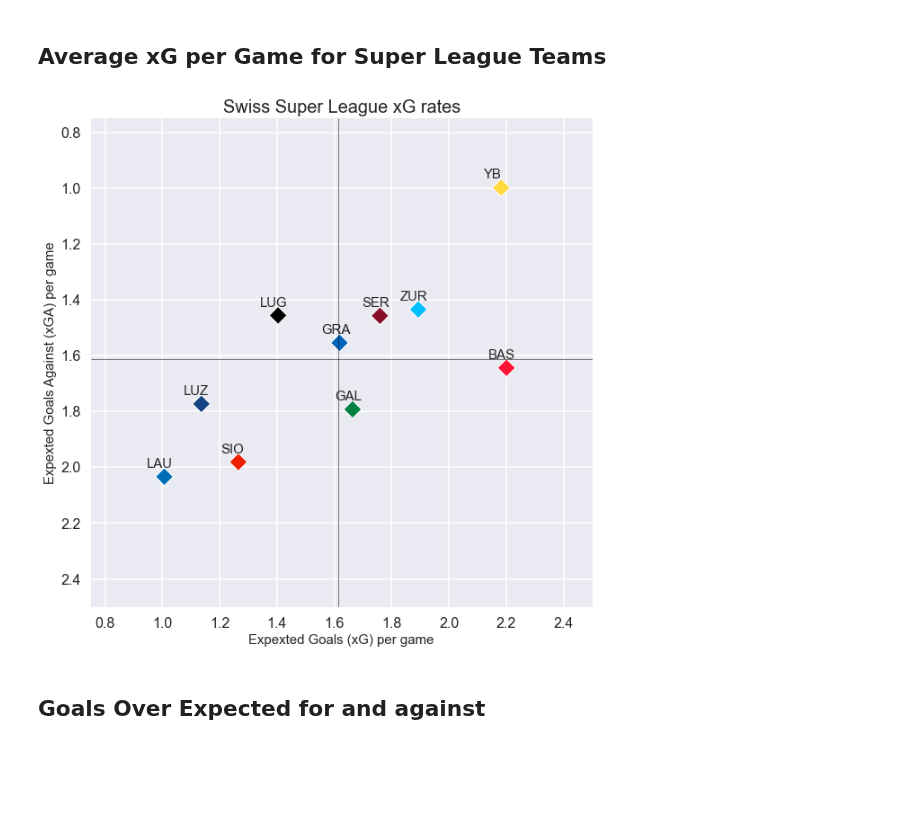
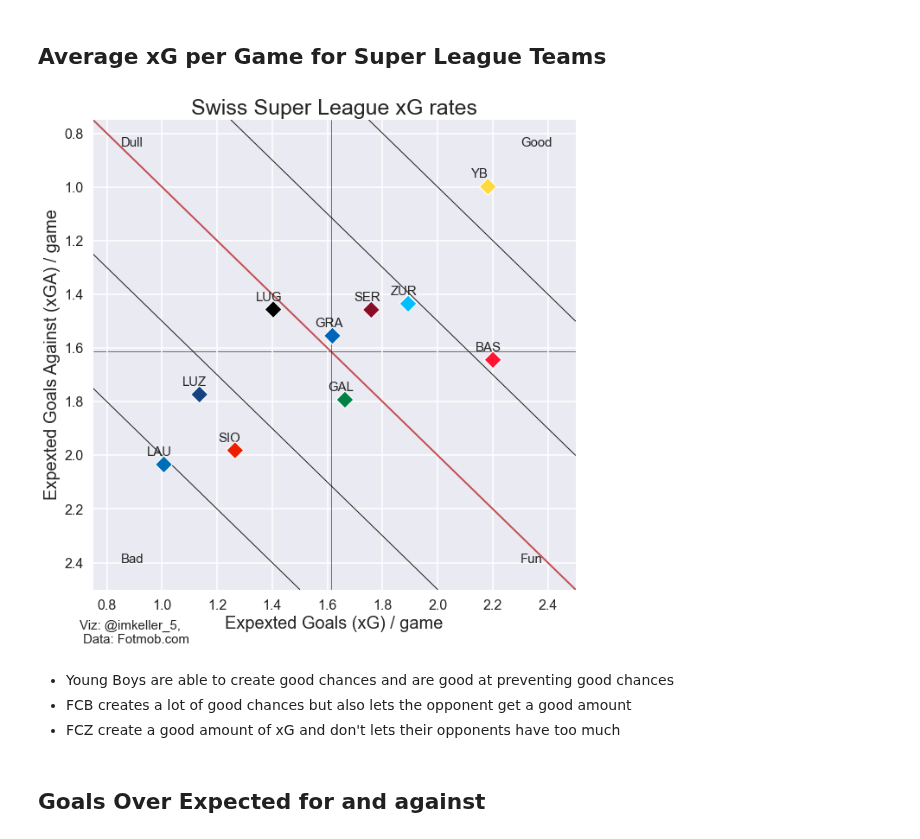
Before and after one commit to TK5-Tim/ds-projects, a Jupyter notebook: rsl/rsl-team-strengths.ipynb, the cells around one changed output. Drawn from its saved outputs; the diff is of its cells as text; code cells hidden in the pictures; blank space fills up the shorter version.

```diff
--- a/rsl/rsl-team-strengths.ipynb
+++ b/rsl/rsl-team-strengths.ipynb
@@ -115,28 +33,46 @@ Index(['expected_goals_against_(xga)_mean', 'xga_first_half_mean',
 # %%
 fig, ax = plt.subplots(figsize=(10,10))
 plt.style.use(['seaborn-darkgrid','seaborn-poster'])
-sns.scatterplot(x='expected_goals_(xg)_mean', y='expected_goals_against_(xga)_mean',hue='team_short',palette=team_colors,data=df_teams, s=200,legend=False,marker='D')
-ax.set_xlabel('Expexted Goals (xG) per game',fontsize=15)
-ax.set_ylabel('Expexted Goals Against (xGA) per game',fontsize=15)
-ax.set_title('Swiss Super League xG rates',fontsize=20,)
+ax.axvline(df_teams['expected_goals_against_(xga)_mean'].mean(), color='black', linewidth=0.5, zorder=5)
+ax.axhline(df_teams['expected_goals_(xg)_mean'].mean(), color='black', linewidth=0.5, zorder=0)
+sns.scatterplot(x='expected_goals_(xg)_mean', y='expected_goals_against_(xga)_mean',hue='team_short',palette=team_colors,data=df_teams, s=200,legend=False,marker='D',zorder=10)
+ax.set_xlabel('Expexted Goals (xG) / game',fontsize=20)
+ax.set_ylabel('Expexted Goals Against (xGA) / game',fontsize=20)
+ax.set_title('Swiss Super League xG rates',fontsize=25)
 
 
-ax.axvline(df_teams['expected_goals_against_(xga)_mean'].mean(), color='black', linewidth=0.5)
-ax.axhline(df_teams['expected_goals_(xg)_mean'].mean(), color='black', linewidth=0.5)
+
 
 ax.set_xlim(0.75,2.5)
 ax.set_ylim(0.75,2.5)
+
+ax.axline(xy1=(0, 0), slope=1, color='r', lw=2)
+ax.axline(xy1=(0.5, 0), slope=1, color='k', lw=1)
+ax.axline(xy1=(-0.5, 0), slope=1, color='k', lw=1)
+ax.axline(xy1=(1, 0), slope=1, color='k', lw=1)
+ax.axline(xy1=(-1, 0), slope=1, color='k', lw=1)
+
+
 
 ax.axes.invert_yaxis()
 
 for a in df_teams['team_short']:
     ax.annotate(a, (df_teams.loc[df_teams['team_short'] == a,'expected_goals_(xg)_mean'].values[0],df_teams.loc[df_teams['team_short'] == a,'expected_goals_against_(xga)_mean'].values[0]), xytext=(-20,10), textcoords='offset points', fontsize=15)
 
+ax.annotate("Viz: @imkeller_5, \n Data: Fotmob.com", (0.7, 2.7), annotation_clip=False, fontsize=15)
+ax.annotate("Good", (2.3, 0.85), annotation_clip=False, fontsize=15)
+ax.annotate("Dull", (0.85, 0.85), annotation_clip=False, fontsize=15)
+ax.annotate("Bad", (0.85, 2.4), annotation_clip=False, fontsize=15)
+ax.annotate("Fun", (2.3, 2.4), annotation_clip=False, fontsize=15)
 plt.show()
 
-fig.savefig('figs/super_league_xg_rates_23_02_22.jpg')
+fig.savefig('figs/super_league_xg_rates_25_02_22.jpg',bbox_inches='tight')
 # %% [output]
-[figure, old version]
+[figure, new version]
+# %% [markdown]
+- Young Boys are able to create good chances and are good at preventing good chances
+- FCB creates a lot of good chances but also lets the opponent get a good amount
+- FCZ create a good amount of xG and don't lets their opponents have too much
 # %% [markdown]
 ## Goals Over Expected for and against
 # %%
```
Also changed, not shown: parts of 21 cells of this notebook, 10 other files.
